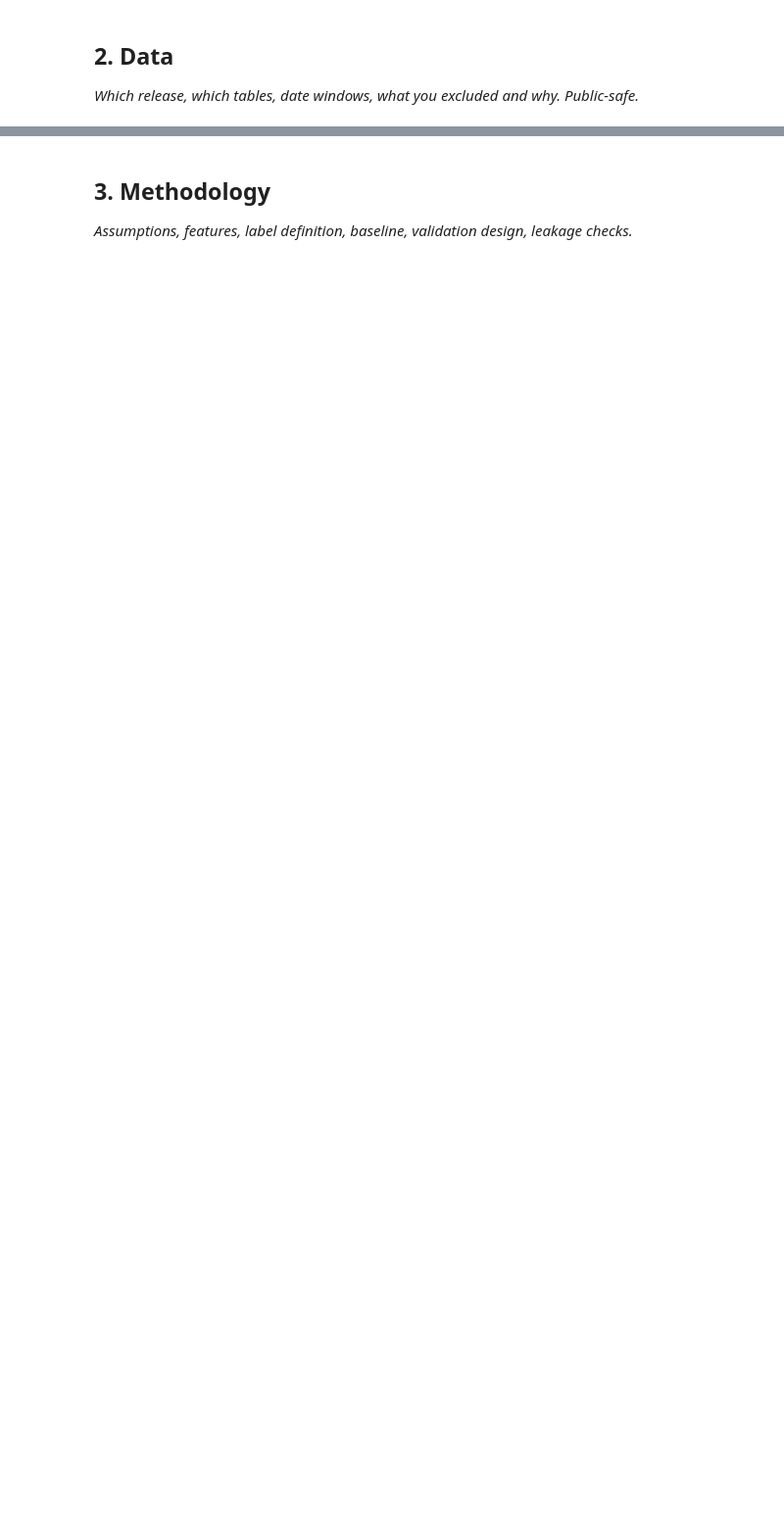
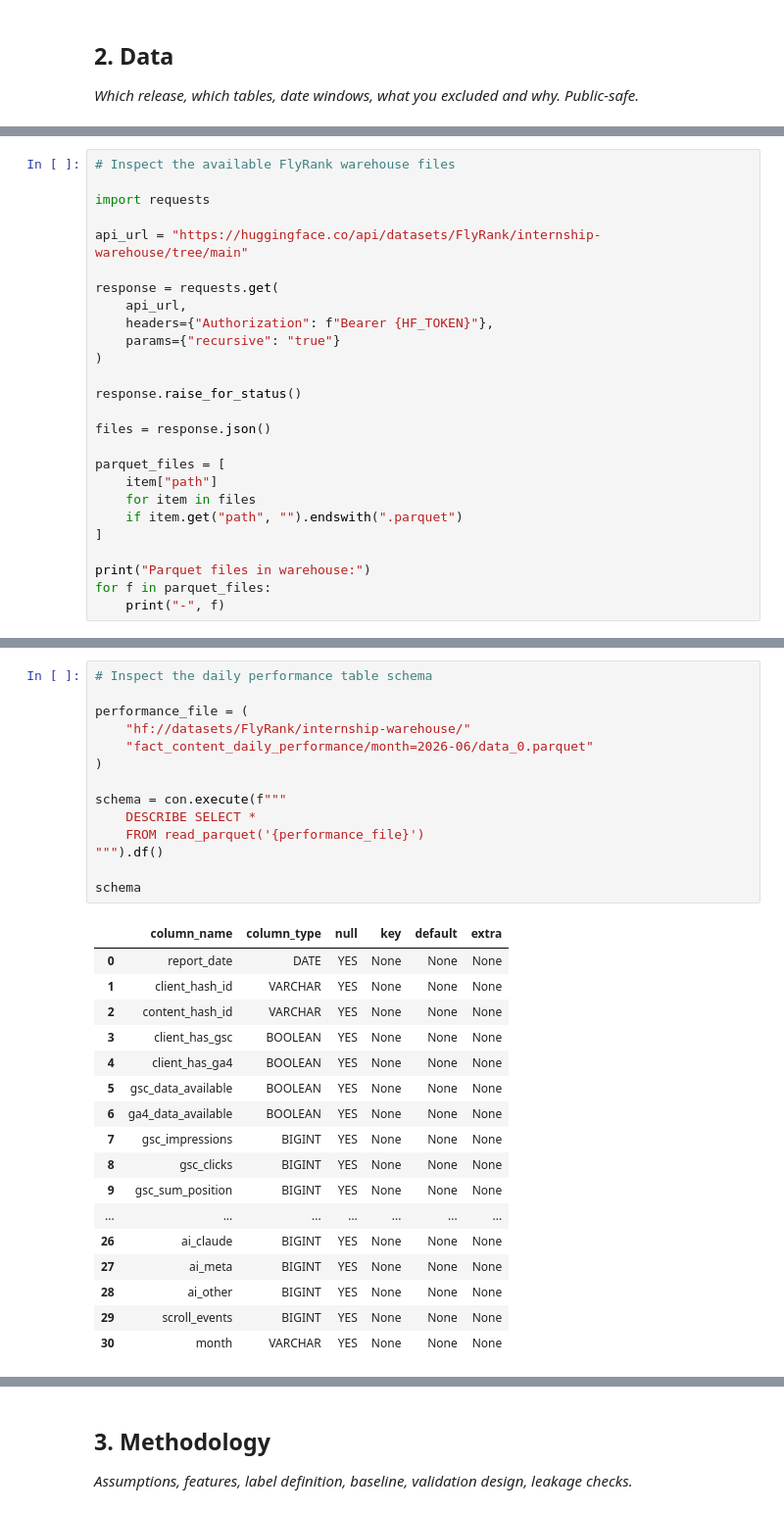
Before and after one commit to arsal626/flyrank-ml-internship, a Jupyter notebook: work/notebooks/capstone.ipynb, the cells around one changed output, grey strips where cells are left out. Shown at 98% size. Saved outputs shown, nothing was run; the diff lists cells and outputs as text; blank space fills up the shorter version.

```diff
--- a/work/notebooks/capstone.ipynb
+++ b/work/notebooks/capstone.ipynb
@@ -16,0 +145,26 @@ This skeleton is yours to fill. Work the sections **in order** — each one has
+# %%
+# Inspect the available FlyRank warehouse files
+
+import requests
+
+api_url = "https://huggingface.co/api/datasets/FlyRank/internship-warehouse/tree/main"
+
+response = requests.get(
+    api_url,
+    headers={"Authorization": f"Bearer {HF_TOKEN}"},
+    params={"recursive": "true"}
+)
+
+response.raise_for_status()
+
+files = response.json()
+
+parquet_files = [
+    item["path"]
+    for item in files
+    if item.get("path", "").endswith(".parquet")
+]
+
+print("Parquet files in warehouse:")
+for f in parquet_files:
+    print("-", f)
@@ -16,0 +189,32 @@ This skeleton is yours to fill. Work the sections **in order** — each one has
+# %%
+# Inspect the daily performance table schema
+
+performance_file = (
+    "hf://datasets/FlyRank/internship-warehouse/"
+    "fact_content_daily_performance/month=2026-06/data_0.parquet"
+)
+
+schema = con.execute(f"""
+    DESCRIBE SELECT *
+    FROM read_parquet('{performance_file}')
+""").df()
+
+schema
+# %% [output]
+|  | column_name | column_type | null | key | default | extra |
+| 0 | report_date | DATE | YES | None | None | None |
+| 1 | client_hash_id | VARCHAR | YES | None | None | None |
+| 2 | content_hash_id | VARCHAR | YES | None | None | None |
+| 3 | client_has_gsc | BOOLEAN | YES | None | None | None |
+| 4 | client_has_ga4 | BOOLEAN | YES | None | None | None |
+| 5 | gsc_data_available | BOOLEAN | YES | None | None | None |
+| 6 | ga4_data_available | BOOLEAN | YES | None | None | None |
+| 7 | gsc_impressions | BIGINT | YES | None | None | None |
+| 8 | gsc_clicks | BIGINT | YES | None | None | None |
+| 9 | gsc_sum_position | BIGINT | YES | None | None | None |
+| ... | ... | ... | ... | ... | ... | ... |
+| 26 | ai_claude | BIGINT | YES | None | None | None |
+| 27 | ai_meta | BIGINT | YES | None | None | None |
+| 28 | ai_other | BIGINT | YES | None | None | None |
+| 29 | scroll_events | BIGINT | YES | None | None | None |
+| 30 | month | VARCHAR | YES | None | None | None |
```
Also changed, not shown: parts of 52 cells of this notebook.
